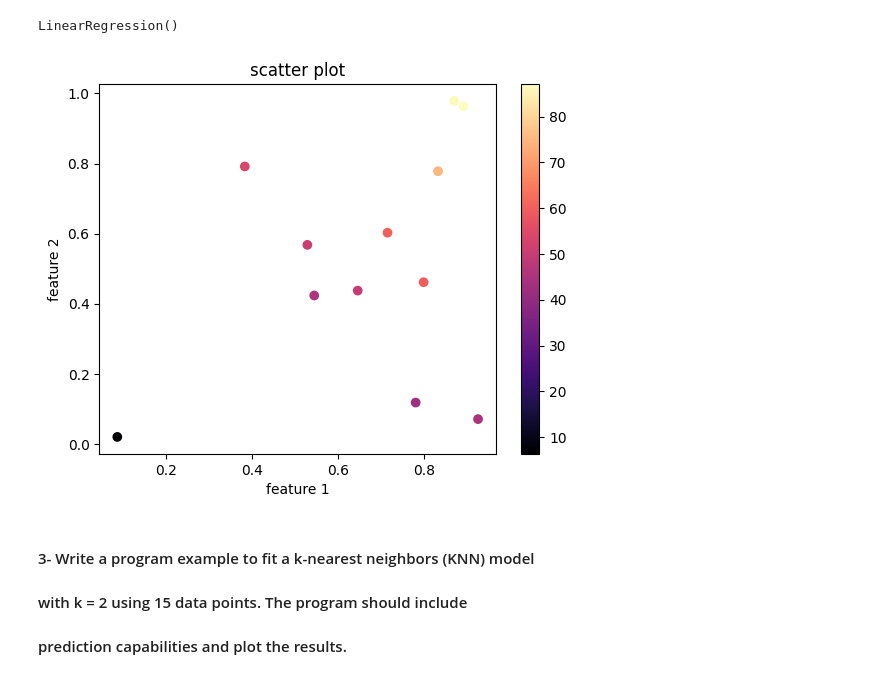
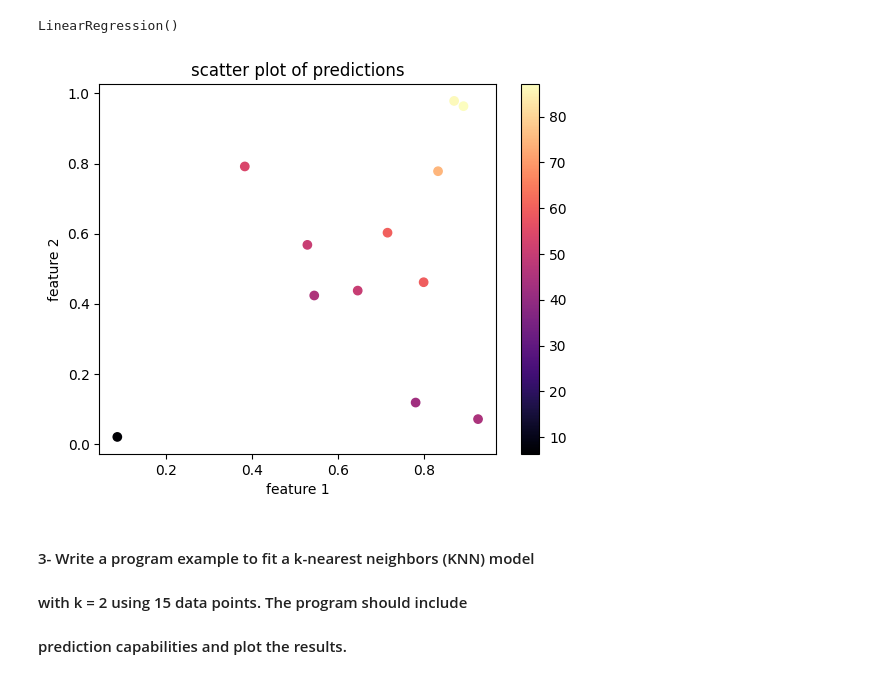
Before and after one commit to Hamedloghmani/statistical-learning-s23, a Jupyter notebook: miniproject1.ipynb, the cells around one changed output. Saved outputs shown, nothing was run; the diff lists cells and outputs as text; code cells hidden in the pictures.

```diff
--- a/miniproject1.ipynb
+++ b/miniproject1.ipynb
@@ -59,12 +78,12 @@ predictions = poly_reg.predict(X)
 # %%
 scatter_plot = plt.scatter(x[:, 0], x[:, 1], marker='o', c=predictions, cmap='magma')
 plt.colorbar(scatter_plot)
 plt.xlabel('feature 1')
 plt.ylabel('feature 2')
-plt.title('scatter plot')
+plt.title('scatter plot of predictions')
 plt.show()
 # %% [output]
-[figure, old version]
+[figure, new version]
 # %% [markdown]
 #### 3- Write a program example to fit a k-nearest neighbors (KNN) model
 #### with k = 2 using 15 data points. The program should include
```
Also changed, not shown: parts of 11 cells of this notebook.
